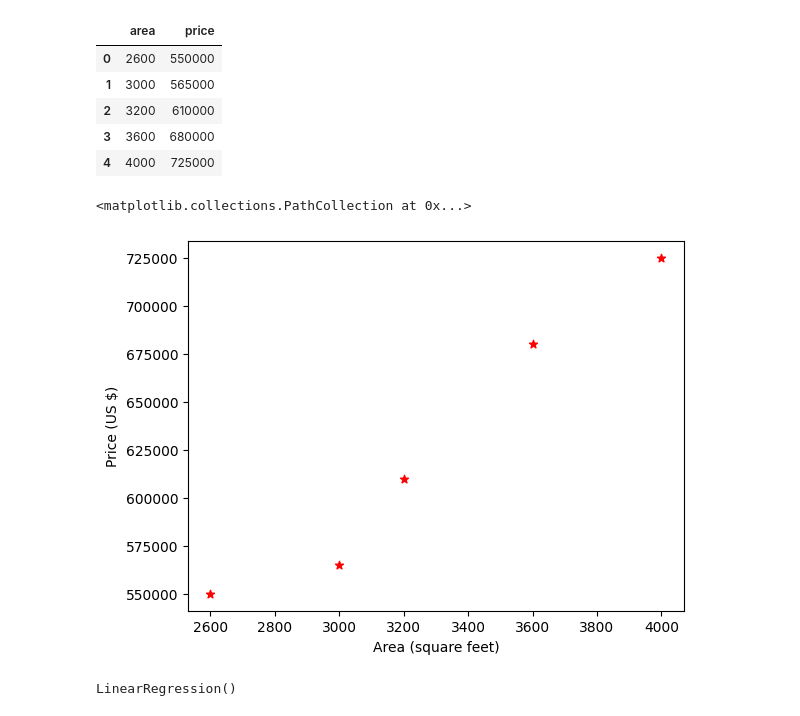
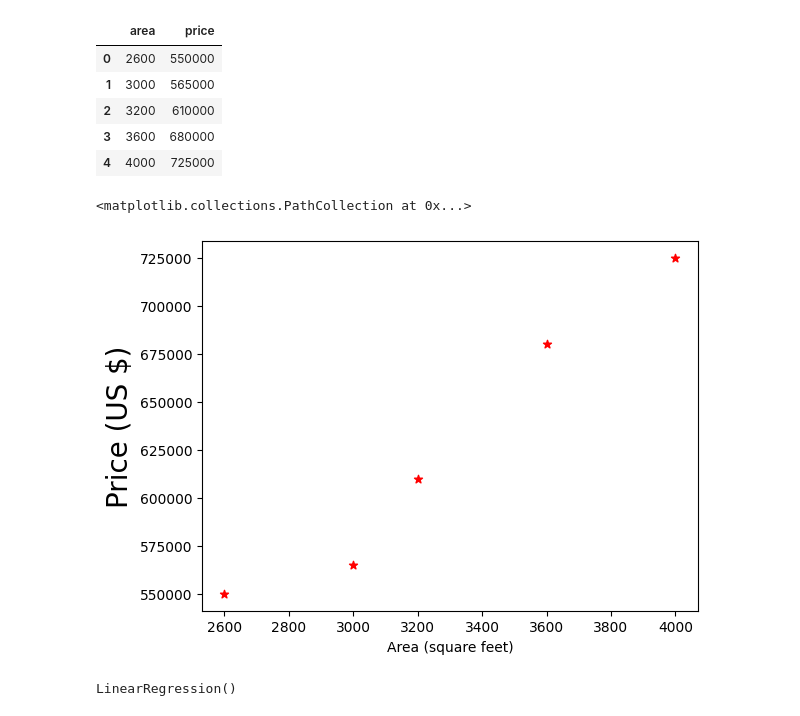
Before and after one commit to das-subrata/Data-Science-Tutorials, a Jupyter notebook: Codebasics ML/1_linear_reg/Practice_linear_reg.ipynb, the cells around one changed output. Drawn from its saved outputs; the diff is of its cells as text; code cells hidden in the pictures.

```diff
--- a/Codebasics ML/1_linear_reg/Practice_linear_reg.ipynb
+++ b/Codebasics ML/1_linear_reg/Practice_linear_reg.ipynb
@@ -16,11 +18,11 @@ df
 # %%
 %matplotlib inline
 plt.xlabel('Area (square feet)')
-plt.ylabel('Price (US $)')
+plt.ylabel('Price (US $)', fontsize = 20)
 plt.scatter(df.area, df.price, color = 'red', marker= '*')
 # %% [output]
 <matplotlib.collections.PathCollection at 0x...>
-[figure, old version]
+[figure, new version]
 # %%
 reg = linear_model.LinearRegression()
 reg.fit(df[['area']],df.price)
```
Also changed, not shown: parts of 1 cell of this notebook.
